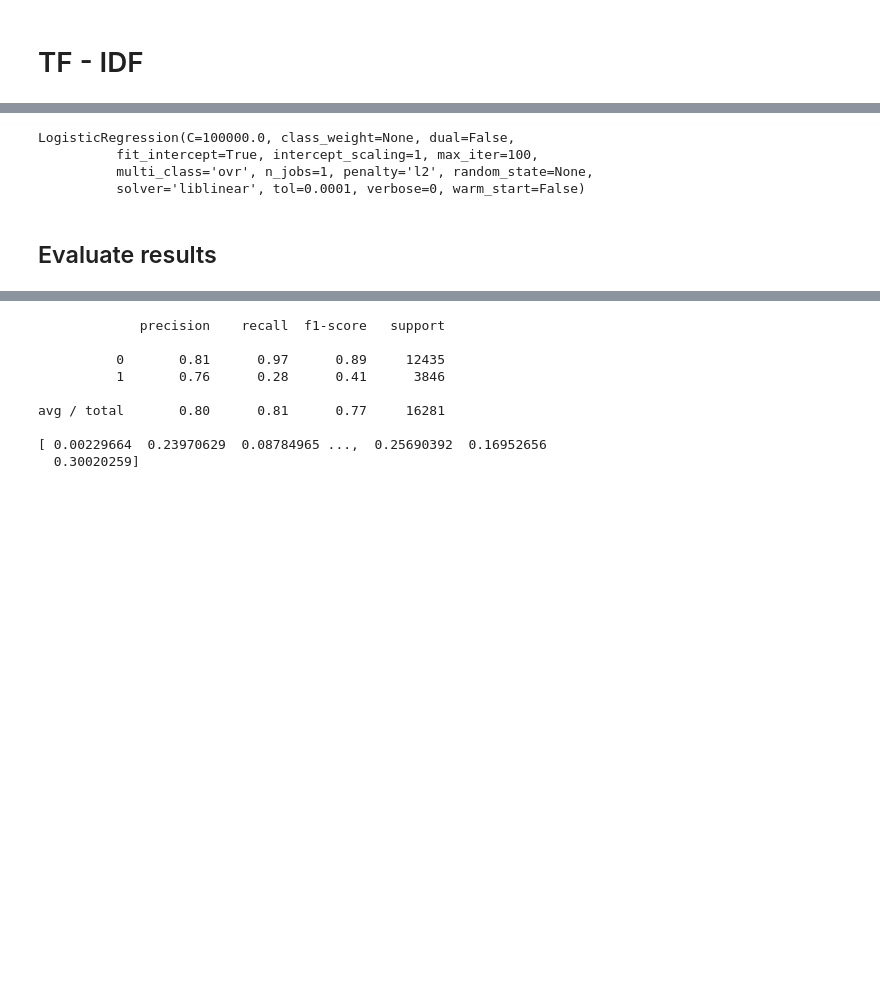
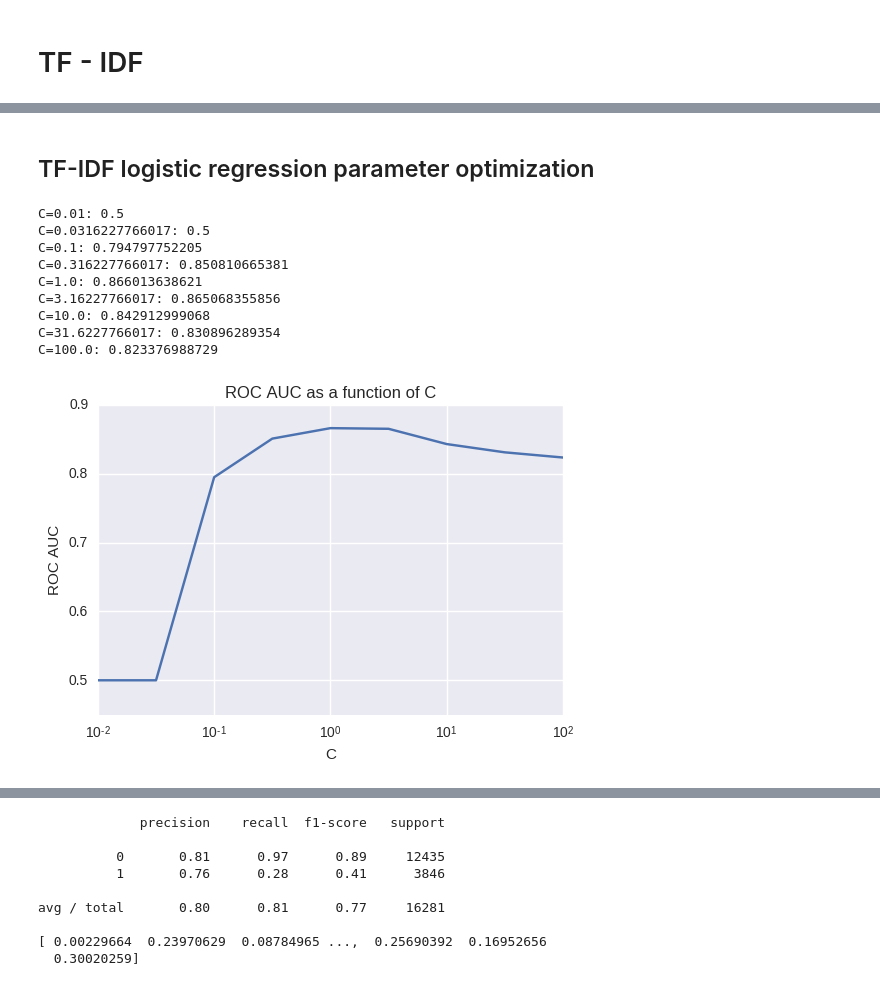
Before and after one commit to liadwg/DMProject, a Jupyter notebook: DataMiningProject200116.ipynb, the cells around one changed output, grey strips where cells are left out. Cells and saved outputs as stored; diff of their text form; code cells hidden in the pictures; blank space fills up the shorter version.

```diff
--- a/DataMiningProject200116.ipynb
+++ b/DataMiningProject200116.ipynb
@@ -463,0 +452,4 @@ train_data = normalized_train_data.sample(frac = 1)
+# %%
+data_set = data.copy()
+train_set = data_set[:train_len].copy() # filtered_train_data.copy()
+test_set = data_set[train_len:].drop('label', axis = 1) # test_data.copy()
@@ -628,12 +487,0 @@ plt.legend(loc="upper right")
-# %%
-sns.set(color_codes=True)
-train_data['education-num'] = train_data['education-num'].map(int)
-sns.regplot('education-num', 'hours-per-week', train_data[train_data['class'] == '1'],
-            scatter_kws={"marker": ".", "color": "green"},
-            line_kws = {"linewidth": "1", "color": "green"},
-            order = 3,
-            label = '>= $50k')
-plt.xlabel('Number of years of education')
-plt.ylabel('Hours per week')
-plt.legend(loc="lower right")
-plt.title("Scatter plot of hours worked per week and number of years of education")
@@ -738,10 +487,0 @@ oh_train_data= oh_train.drop('class',axis=1)
-# %%
-logreg.fit(oh_train_data, train_class)
-print(logreg)
-# %% [output]
-LogisticRegression(C=100000.0, class_weight=None, dual=False,
-          fit_intercept=True, intercept_scaling=1, max_iter=100,
-          multi_class='ovr', n_jobs=1, penalty='l2', random_state=None,
-          solver='liblinear', tol=0.0001, verbose=0, warm_start=False)
-# %% [markdown]
-## Evaluate results
@@ -757,0 +488,34 @@ predicted_probs = logreg.predict_proba(oh_test_data)
+# %%
+train_labels = train_set['label']
+test_urlids = test_set['urlid']
+all_data_text = data_set['boilerplate']
+
+tfv = TfidfVectorizer(min_df=8, max_features=None, strip_accents='unicode',
+                          analyzer='word', token_pattern=r'\w{1,}', ngram_range=(1, 2), use_idf=1, smooth_idf=1,
+                          sublinear_tf=1)
+tfidf_all_data = tfv.fit_transform((np.array(all_data_text)))
+
+tfidf_train = tfidf_all_data[:len(train_set)]
+tfidf_test = tfidf_all_data[len(train_set):]
+# %% [markdown]
+## TF-IDF logistic regression parameter optimization
+# %%
+cv_scores = []
+for c in np.logspace(-2,2, num=9):
+    res = cross_val_score(lm.LogisticRegression(penalty="l1", C=c), tfidf_train, train_labels, cv=10, scoring='roc_auc')
+    print "C=%s: %s" % (c, np.average(res))
+    cv_scores.append(np.average(res))
+
+plot_cross_val(np.logspace(-2,2, num=9), cv_scores)
+lr_selceted_c = np.logspace(-2,2, num=9)[cv_scores.index(max(cv_scores))]
+# %% [output]
+C=0.01: 0.5
+C=0.0316227766017: 0.5
+C=0.1: 0.794797752205
+C=0.316227766017: 0.850810665381
+C=1.0: 0.866013638621
+C=3.16227766017: 0.865068355856
+C=10.0: 0.842912999068
+C=31.6227766017: 0.830896289354
+C=100.0: 0.823376988729
+[figure, added]
```
Also changed, not shown: parts of 75 cells of this notebook, 1 other file.
